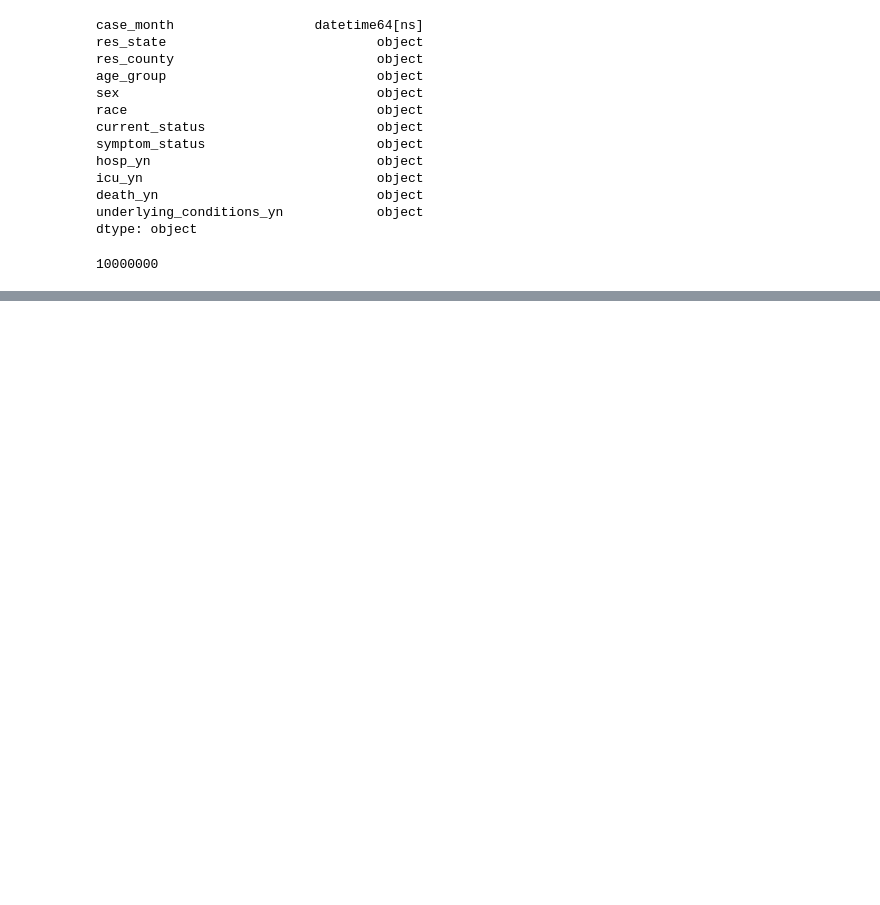
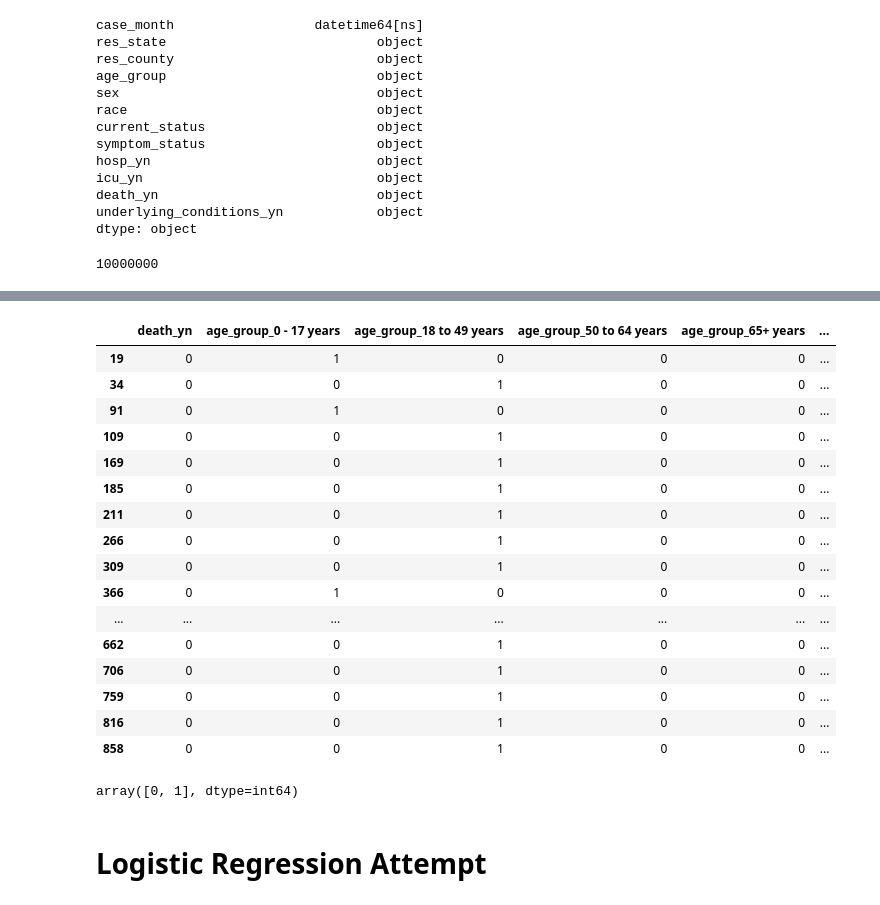
Before and after one commit to JulianDiaz619/covid, a Jupyter notebook: demographicanalysis_ETL.ipynb, the cells around one changed output, grey strips where cells are left out. Saved outputs shown, nothing was run; the diff lists cells and outputs as text; code cells hidden in the pictures; blank space fills up the shorter version.

```diff
--- a/demographicanalysis_ETL.ipynb
+++ b/demographicanalysis_ETL.ipynb
@@ -230,3 +230,7 @@ race_df_subset = race_df.head(100000)
 age_df_subset.to_csv('resources/demographic_analysis/sample_age.csv', index = False)
 sex_df_subset.to_csv('resources/demographic_analysis/sample_sex.csv', index = False)
 race_df_subset.to_csv('resources/demographic_analysis/sample_race.csv', index = False)
+# %%
+clean_df = df.copy()
+clean_df = clean_df.drop(['case_month', 'res_state', 'res_county', 'hosp_yn'], axis=1)
+clean_df.head(10)
@@ -232,0 +263,11 @@ race_df_subset.to_csv('resources/demographic_analysis/sample_race.csv', index =
+# %%
+clean_df['age_group'].replace({'Unknown': pd.NA, 'Missing': pd.NA}, inplace=True)
+clean_df['sex'].replace({'Unknown': pd.NA, 'Missing': pd.NA}, inplace=True)
+clean_df['race'].replace({'Unknown': pd.NA, 'Missing': pd.NA}, inplace=True)
+clean_df['symptom_status'].replace({'Unknown': pd.NA, 'Missing': pd.NA}, inplace=True)
+clean_df['icu_yn'].replace({'Unknown': pd.NA, 'Missing': pd.NA}, inplace=True)
+clean_df['death_yn'].replace({'Unknown': pd.NA, 'Missing': pd.NA}, inplace=True)
+
+clean_df = clean_df[clean_df[['age_group', 'sex', 'race', 'symptom_status', 'icu_yn', 'death_yn']] != 'NA']
+clean_df.dropna(subset=['age_group', 'sex', 'race', 'symptom_status', 'icu_yn', 'death_yn'], inplace = True)
+clean_df.head()
@@ -232,0 +294,4 @@ race_df_subset.to_csv('resources/demographic_analysis/sample_race.csv', index =
+# %%
+new_clean_df = clean_df.drop(['current_status', 'underlying_conditions_yn'], axis=1)
+new_clean_df['death_yn'] = new_clean_df['death_yn'].replace({'Yes': 1, 'No': 0})
+new_clean_df.head()
@@ -232,0 +315,25 @@ race_df_subset.to_csv('resources/demographic_analysis/sample_race.csv', index =
+# %%
+encoded_df = pd.get_dummies(new_clean_df, columns = ['age_group', 'sex', 'race', 'symptom_status', 'icu_yn'])
+encoded_df.head(25)
+# %% [output]
+|  | death_yn | age_group_0 - 17 years | age_group_18 to 49 years | age_group_50 to 64 years | age_group_65+ years | ... |
+| 19 | 0 | 1 | 0 | 0 | 0 | ... |
+| 34 | 0 | 0 | 1 | 0 | 0 | ... |
+| 91 | 0 | 1 | 0 | 0 | 0 | ... |
+| 109 | 0 | 0 | 1 | 0 | 0 | ... |
+| 169 | 0 | 0 | 1 | 0 | 0 | ... |
+| 185 | 0 | 0 | 1 | 0 | 0 | ... |
+| 211 | 0 | 0 | 1 | 0 | 0 | ... |
+| 266 | 0 | 0 | 1 | 0 | 0 | ... |
+| 309 | 0 | 0 | 1 | 0 | 0 | ... |
+| 366 | 0 | 1 | 0 | 0 | 0 | ... |
+| ... | ... | ... | ... | ... | ... | ... |
+| 662 | 0 | 0 | 1 | 0 | 0 | ... |
+| 706 | 0 | 0 | 1 | 0 | 0 | ... |
+| 759 | 0 | 0 | 1 | 0 | 0 | ... |
+| 816 | 0 | 0 | 1 | 0 | 0 | ... |
+| 858 | 0 | 0 | 1 | 0 | 0 | ... |
+# %%
+encoded_df['death_yn'].unique()
+# %% [output]
+array([0, 1], dtype=int64)
@@ -232,0 +348,2 @@ race_df_subset.to_csv('resources/demographic_analysis/sample_race.csv', index =
+# %% [markdown]
+# Logistic Regression Attempt
```
Also changed, not shown: parts of 43 cells of this notebook.
